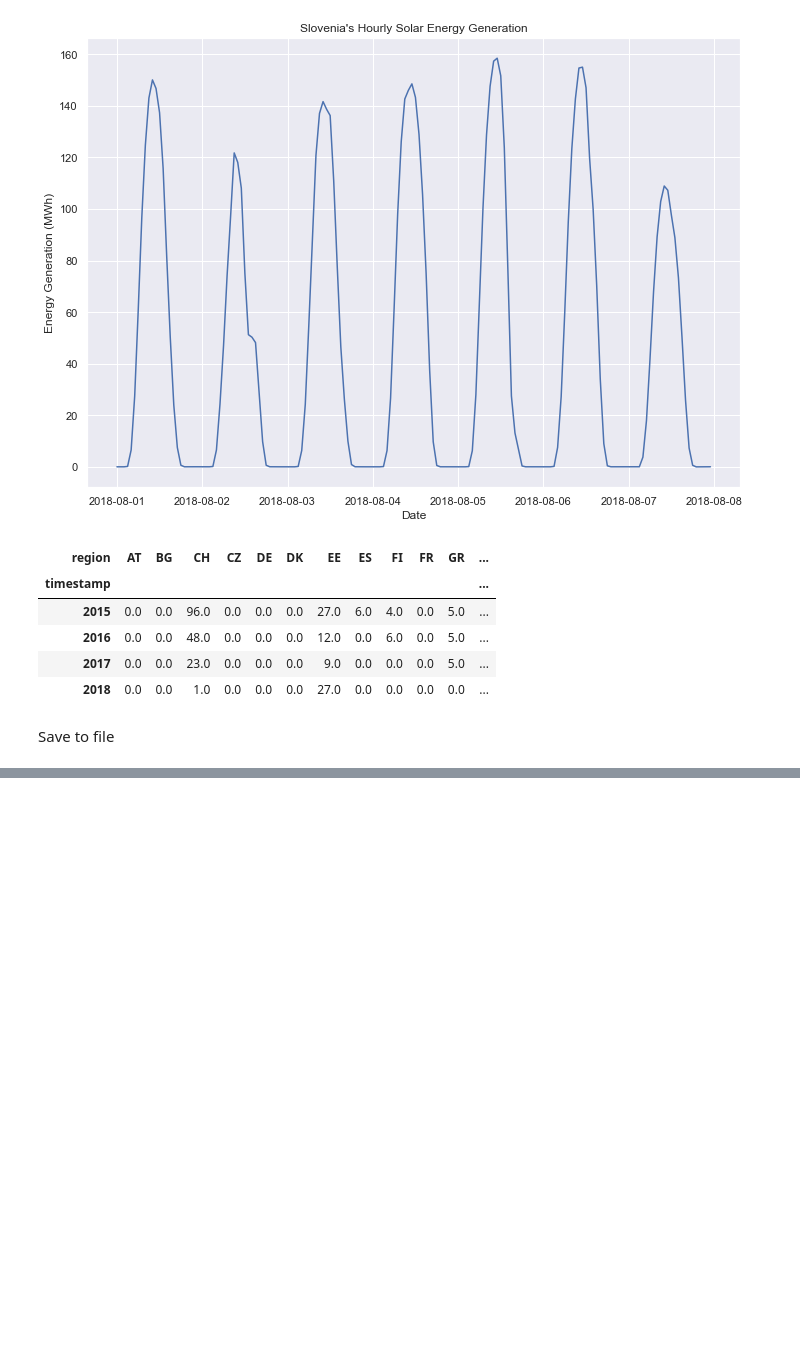
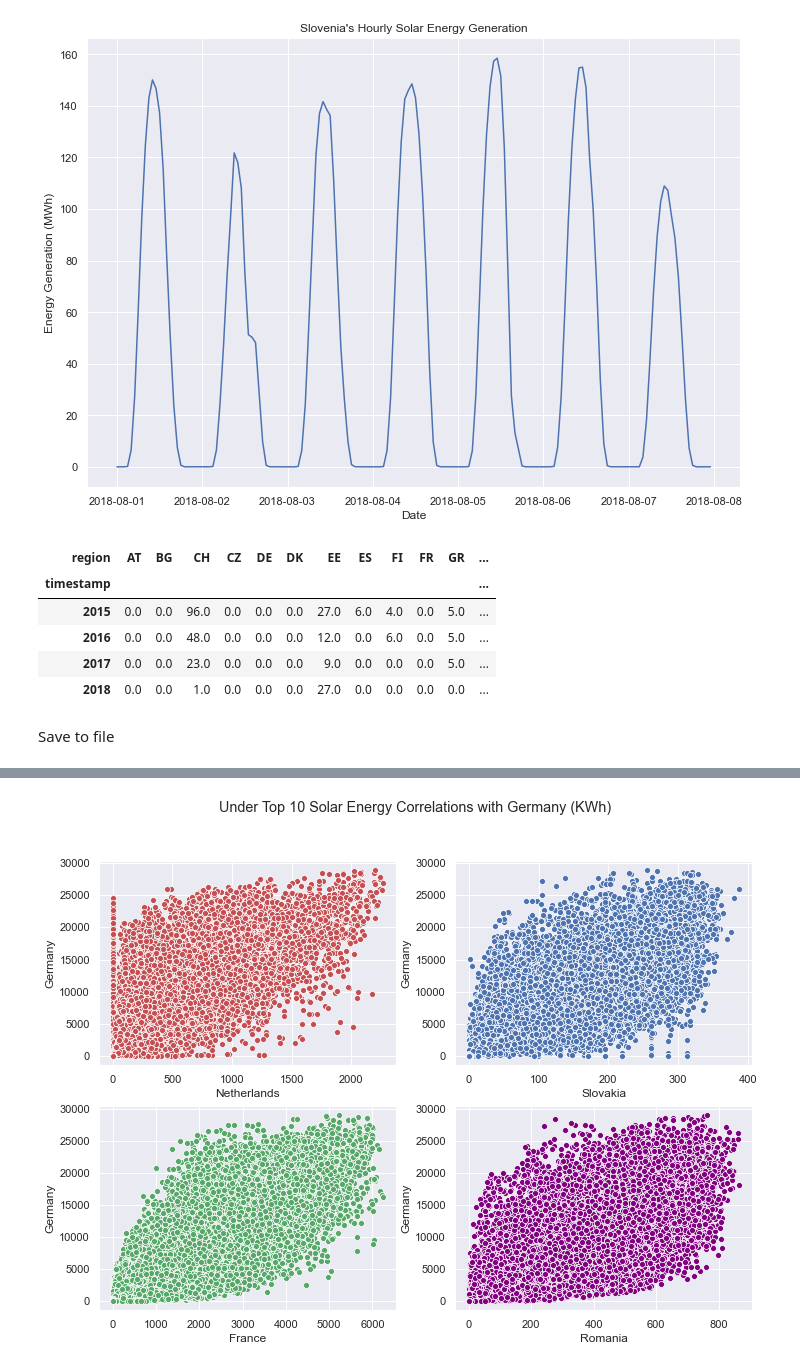
Before and after one commit to TTomilin/DataEng, a Jupyter notebook: python/Cleaning.ipynb, the cells around one changed output, grey strips where cells are left out. Drawn from its saved outputs; the diff is of its cells as text; code cells hidden in the pictures; blank space fills up the shorter version.

```diff
--- a/python/Cleaning.ipynb
+++ b/python/Cleaning.ipynb
@@ -277,0 +314,19 @@ solar_filled.to_csv('solar_generation.csv', float_format='%.1f',date_format='%Y-
+# %%
+# Germany with other neighboring countries
+
+a4_dims = (11.7, 8.27)
+fig, ((ax1, ax2), (ax3, ax4))= pyplot.subplots(nrows=2, ncols=2, figsize=a4_dims)
+sns.scatterplot(ax=ax1, x="NL", y="DE", data=solar, color="r")
+sns.scatterplot(ax=ax2, x="SK", y="DE", data=solar, color="b")
+sns.scatterplot(ax=ax3, x="FR", y="DE", data=solar, color="g")
+sns.scatterplot(ax=ax4, x="RO", y="DE", data=solar, color="purple")
+
+pyplot.suptitle('Under Top 10 Solar Energy Correlations with Germany (KWh)')
+ax1.set(xlabel='Netherlands', ylabel='Germany')
+ax2.set(xlabel='Slovakia', ylabel='Germany')
+ax3.set(xlabel='France', ylabel='Germany')
+ax4.set(xlabel='Romania', ylabel='Germany')
+
+fig.savefig("solar_germany_non_correlations.png", dpi=300)
+# %% [output]
+[figure, added]
```
Also changed, not shown: parts of 15 cells of this notebook, 18 other files.
